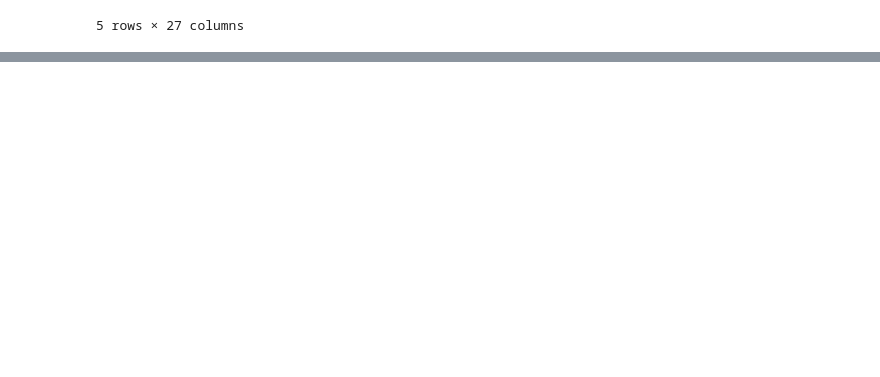
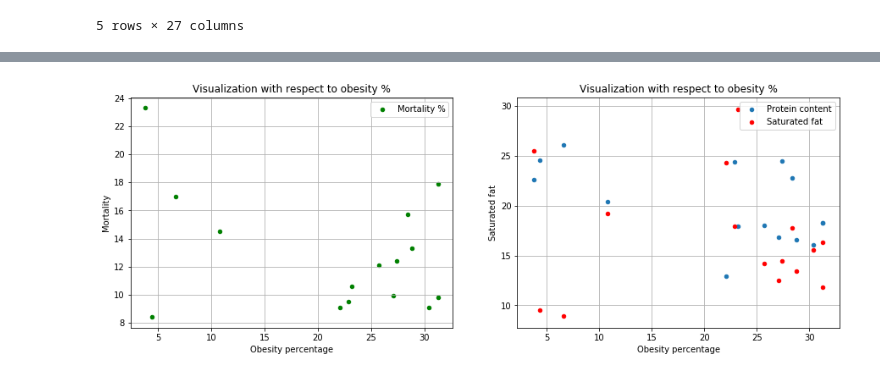
Before and after one commit to ada-food-recipes/food-recipes, a Jupyter notebook: Final_notebook.ipynb, the cells around one changed output, grey strips where cells are left out. Cells and saved outputs as stored; diff of their text form; code cells hidden in the pictures; blank space fills up the shorter version.

```diff
--- a/Nutriscore Calculations.ipynb
+++ b/Final_notebook.ipynb
@@ -383,0 +1183,3 @@ Full.iloc[labels == 1]
+# %%
+nutriscore = pd.read_csv('fullWithNutri.csv', index_col=0)
+nutriscore.head()
@@ -383,0 +1200,19 @@ Full.iloc[labels == 1]
+# %%
+#Sugar consumption
+
+##For sugar consumption we calculate the ratio of sugar to the number of calories
+nutriscore['Sugar Consumption'] = nutriscore['Sugars']*4/nutriscore['Calories']*100
+
+##We take the food for which their sugar content is >= 25%
+sugar_region = nutriscore[nutriscore['Sugar Consumption'] >= 25][['Region', 'Sugar Consumption']].groupby('Region').mean()
+sugar_region.reset_index(level=0, inplace=True)
+
+## Ratio Saturated fats/calories
+total_cals = nutriscore.groupby('Region')['Calories'].mean()
+fats = nutriscore.groupby('Region')['Saturated Fat'].mean().apply(lambda x: x*9)/total_cals*100
+
+##Ratio protein/calories
+proteins = nutriscore.groupby('Region')['Protein'].mean().apply(lambda x: x*4)/total_cals*100
+
+##NutriScore
+nutri = nutriscore.groupby('Region')['NutriScore'].mean()
@@ -383,0 +1259,7 @@ Full.iloc[labels == 1]
+# %%
+fat_prot = pd.concat([fats, proteins, nutri], axis=1).reset_index()
+fat_prot.drop([3,4,13], inplace=True)
+fat_prot.columns = ['Region', 'Saturated fat', 'Protein content', 'NutriScore']
+# %%
+result_region = pd.merge(diseases_region, fat_prot, on = 'Region')
+result_region.head()
@@ -383,0 +1273,9 @@ Full.iloc[labels == 1]
+# %%
+#Visualization with respect to obesity
+fig, axes = plt.subplots(nrows=1, ncols=2,figsize=(15,5))
+
+ax1 = result_region.plot(kind = 'scatter', ax=axes[0], x = 'Obesity percentage', y = 'Mortality', label = 'Mortality %', color = 'g', grid = True, title = "Visualization with respect to obesity %")
+ax2 = result_region.plot(kind = 'scatter', x = 'Obesity percentage', y = 'Protein content', label = 'Protein content', ax = axes[1], grid = True)
+ax3 = result_region.plot(kind = 'scatter', x = 'Obesity percentage', y = 'Saturated fat', label = 'Saturated fat', ax = axes[1], color = 'r', grid = True, title = "Visualization with respect to obesity %")
+# %% [output]
+[figure, added]
```
Also changed, not shown: parts of 93 cells of this notebook, 2 other files.
